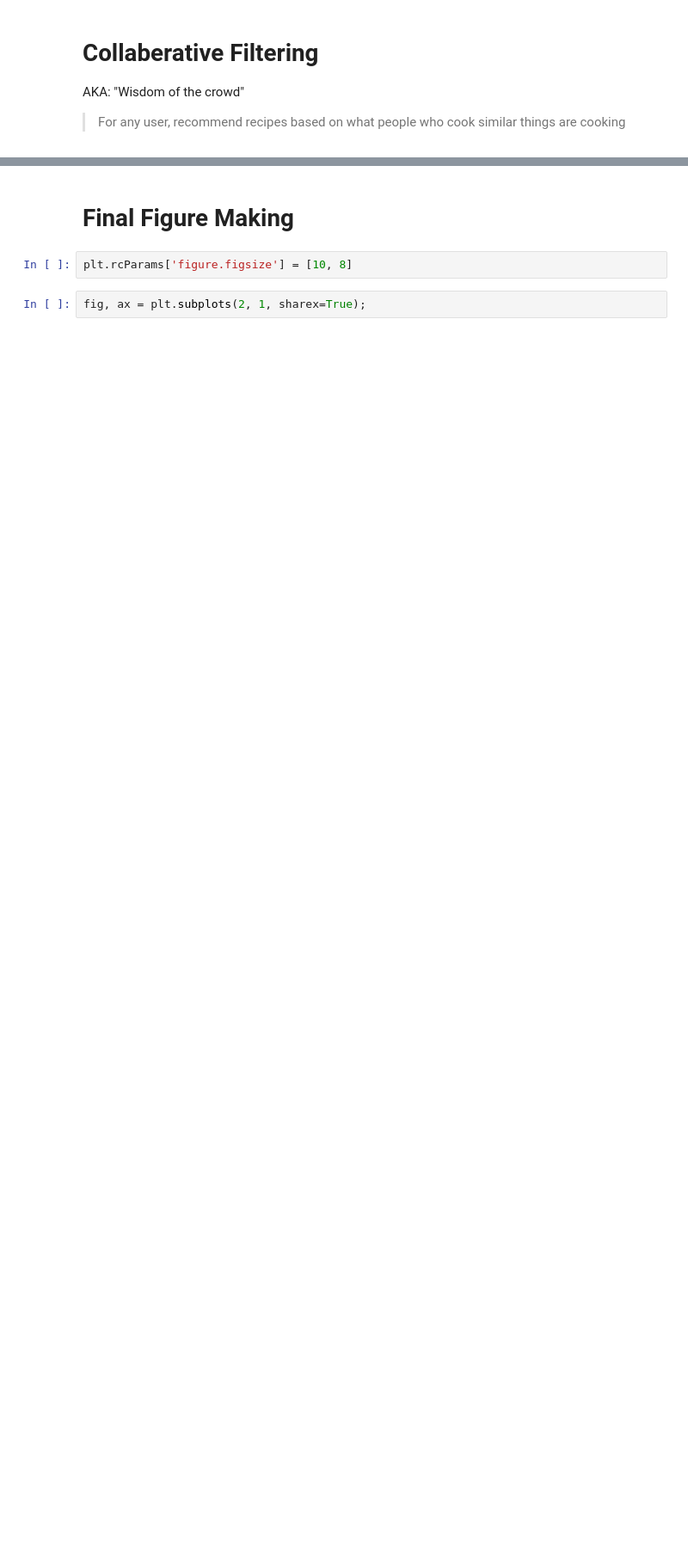
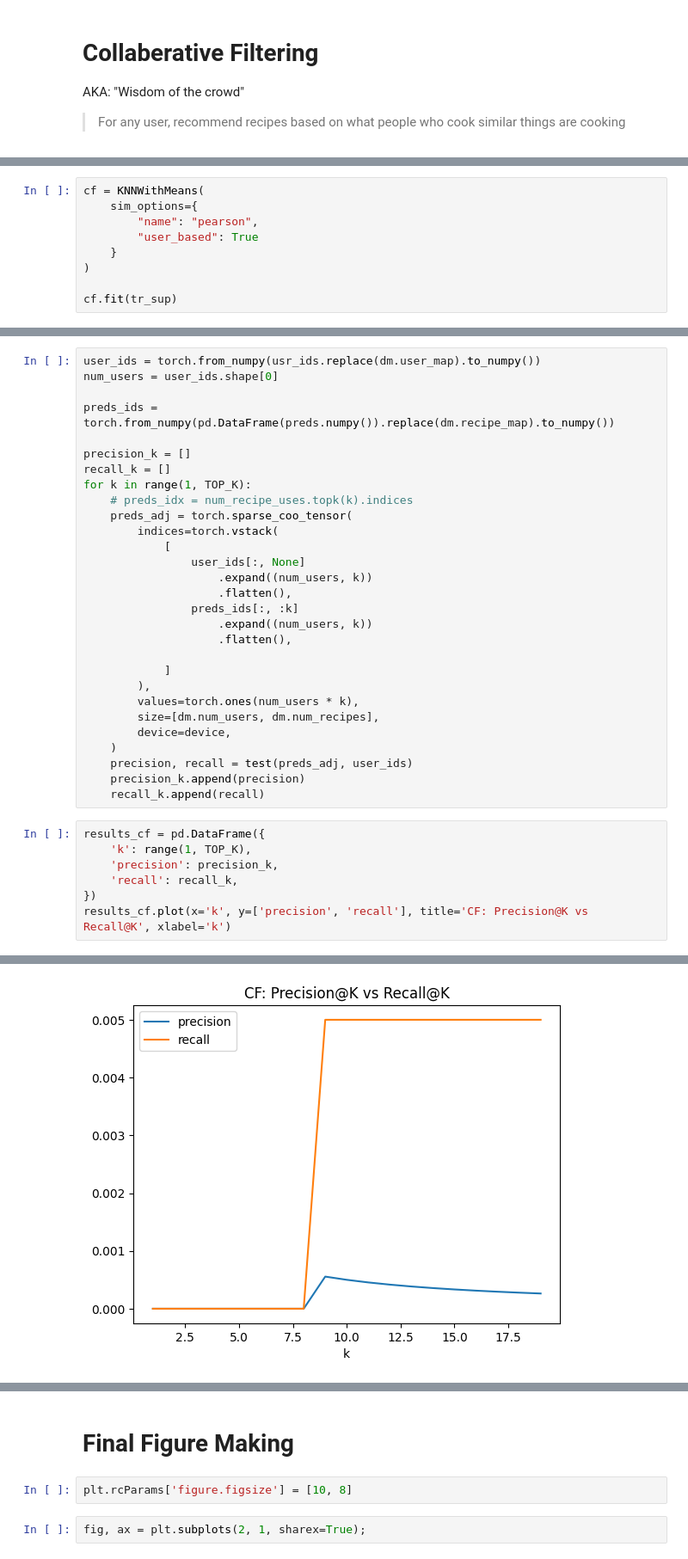
Before and after one commit to nickthegroot/recipe-recommendation, a Jupyter notebook: notebooks/230301-nickthegroot-eval-metrics.ipynb, the cells around one changed output, grey strips where cells are left out. Shown at 86% size. Cells and saved outputs as stored; diff of their text form; blank space fills up the shorter version.

```diff
--- a/notebooks/230301-nickthegroot-eval-metrics.ipynb
+++ b/notebooks/230301-nickthegroot-eval-metrics.ipynb
@@ -396,0 +73,9 @@ results6.plot(x='k', y=['precision', 'recall'], title='RecLGN: Precision@K vs Re
+# %%
+cf = KNNWithMeans(
+    sim_options={
+        "name": "pearson",
+        "user_based": True
+    }
+)
+
+cf.fit(tr_sup)
@@ -396,0 +106,37 @@ results6.plot(x='k', y=['precision', 'recall'], title='RecLGN: Precision@K vs Re
+# %%
+user_ids = torch.from_numpy(usr_ids.replace(dm.user_map).to_numpy())
+num_users = user_ids.shape[0]
+
+preds_ids = torch.from_numpy(pd.DataFrame(preds.numpy()).replace(dm.recipe_map).to_numpy())
+
+precision_k = []
+recall_k = []
+for k in range(1, TOP_K):
+    # preds_idx = num_recipe_uses.topk(k).indices
+    preds_adj = torch.sparse_coo_tensor(
+        indices=torch.vstack(
+            [
+                user_ids[:, None]
+                    .expand((num_users, k))
+                    .flatten(),
+                preds_ids[:, :k]
+                    .expand((num_users, k))
+                    .flatten(),
+
+            ]
+        ),
+        values=torch.ones(num_users * k),
+        size=[dm.num_users, dm.num_recipes],
+        device=device,
+    )
+    precision, recall = test(preds_adj, user_ids)
+    precision_k.append(precision)
+    recall_k.append(recall)
+# %%
+results_cf = pd.DataFrame({
+    'k': range(1, TOP_K),
+    'precision': precision_k,
+    'recall': recall_k,
+})
+results_cf.plot(x='k', y=['precision', 'recall'], title='CF: Precision@K vs Recall@K', xlabel='k')
+# %% [output]
@@ -396,0 +144 @@ results6.plot(x='k', y=['precision', 'recall'], title='RecLGN: Precision@K vs Re
+[figure, added]
```
Also changed, not shown: parts of 70 cells of this notebook, 6 other files.
